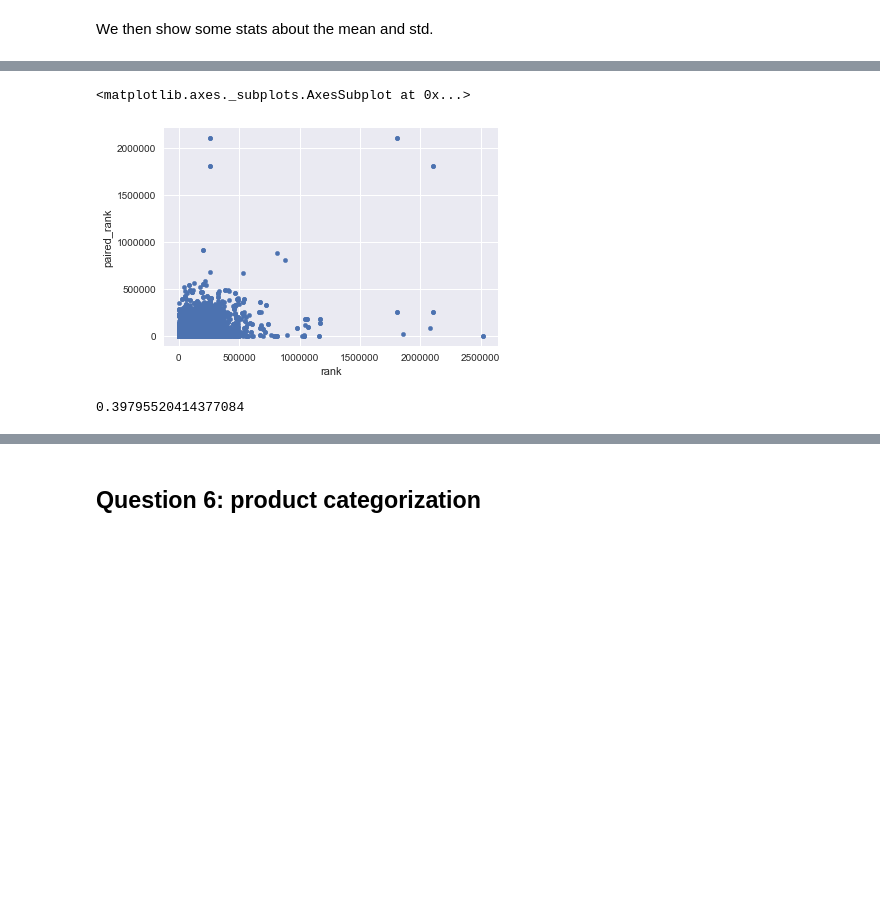
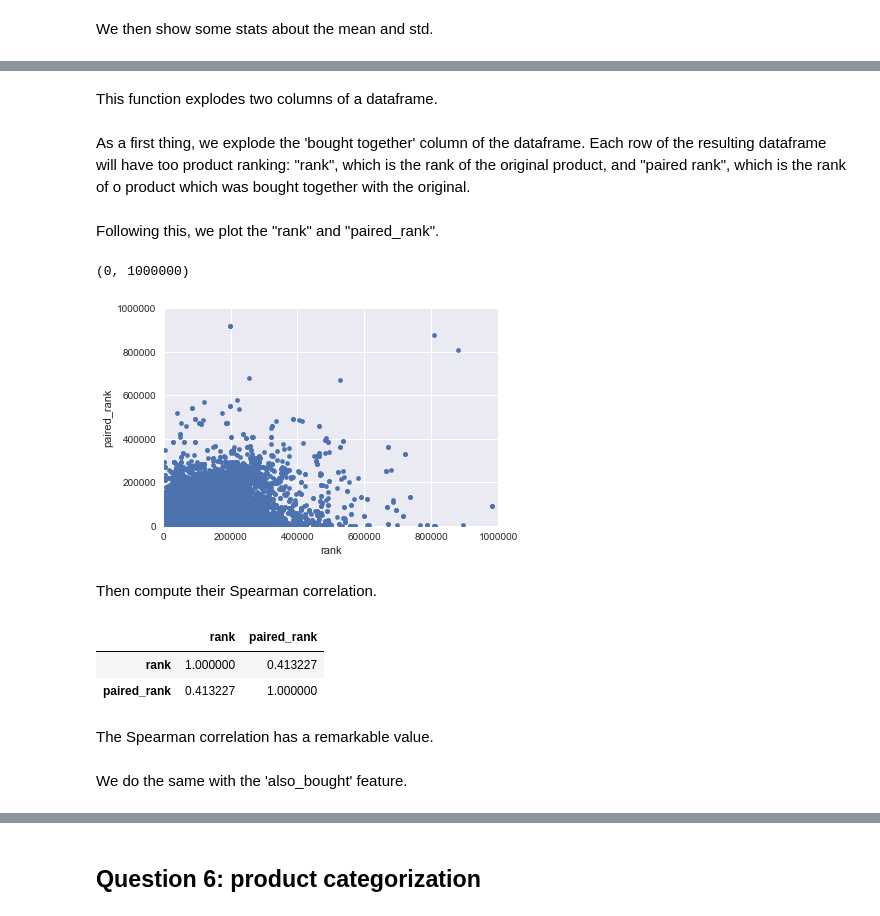
Before and after one commit to raphaelBarman/ADA-dh, a Jupyter notebook: project/Subset Exploration.ipynb, the cells around one changed output, grey strips where cells are left out. Drawn from its saved outputs; the diff is of its cells as text; code cells hidden in the pictures; blank space fills up the shorter version.

```diff
--- a/project/Subset Exploration.ipynb
+++ b/project/Subset Exploration.ipynb
@@ -305,3 +427,5 @@ def explode_and_join(column_to_explode):
     q4_meta_df = meta_df.select("asin", "rank", F.explode(column_to_explode).alias("paired_product")).dropna(how='any')
     q4_joined_meta_df = q4_meta_df.alias("df1").join(q4_meta_df.alias("df2").select(F.col("asin").alias("paired_asin"), F.col("rank").alias("paired_rank")), F.col("paired_product") == F.col("paired_asin"), "inner")
     return q4_joined_meta_df
+# %% [markdown]
+This function explodes two columns of a dataframe.
@@ -308,14 +440,28 @@ def explode_and_join(column_to_explode):
+# %% [markdown]
+As a first thing, we explode the 'bought together' column of the dataframe. Each row of the resulting dataframe will have too product ranking: "rank", which is the rank of the original product, and "paired rank", which is the rank of o product which was bought together with the original.
 # %%
 bought_together_df = explode_and_join("bought_together")
+# %% [markdown]
+Following this, we plot the "rank" and "paired_rank".
 # %%
-bought_together_df.toPandas().plot.scatter("rank", "paired_rank")
+ax = bought_together_df.toPandas().plot.scatter("rank", "paired_rank")
+ax.set_xlim(0, 1000000)
+ax.set_ylim(0, 1000000)
 # %% [output]
-<matplotlib.axes._subplots.AxesSubplot at 0x...>
+(0, 1000000)
-[figure, old version]
+[figure, new version]
+# %% [markdown]
+Then compute their Spearman correlation.
 # %%
-rank_bought_together_correlation = bought_together_df.corr('rank', 'paired_rank', method='pearson')
+rank_bought_together_correlation = bought_together_df.select('rank', 'paired_rank').toPandas().corr( method='spearman')
 rank_bought_together_correlation
 # %% [output]
-0.39795520414377084
+|  | rank | paired_rank |
+| rank | 1.000000 | 0.413227 |
+| paired_rank | 0.413227 | 1.000000 |
+# %% [markdown]
+The Spearman correlation has a remarkable value.
+# %% [markdown]
+We do the same with the 'also_bought' feature.
 # %%
 also_bought_df = explode_and_join("also_bought")
```
Also changed, not shown: parts of 131 cells of this notebook.
